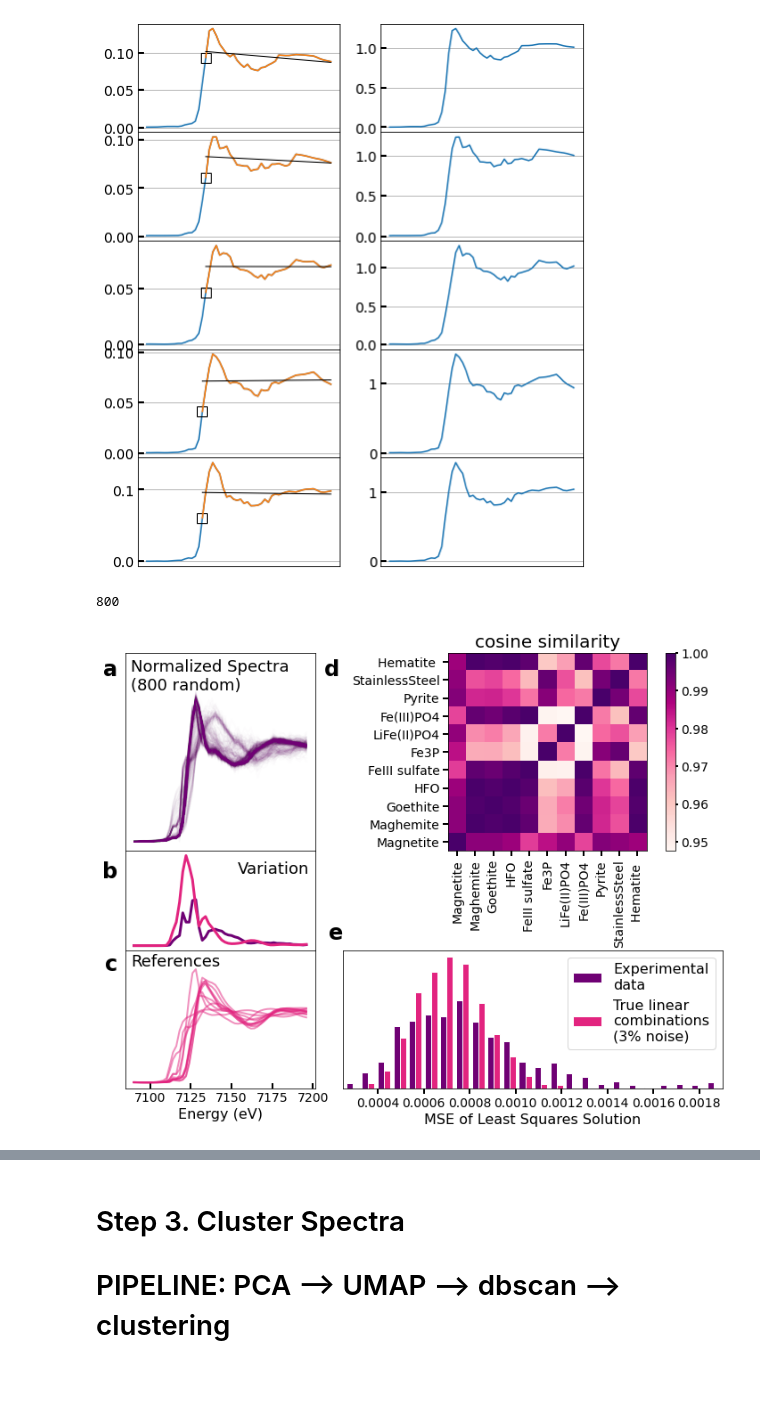
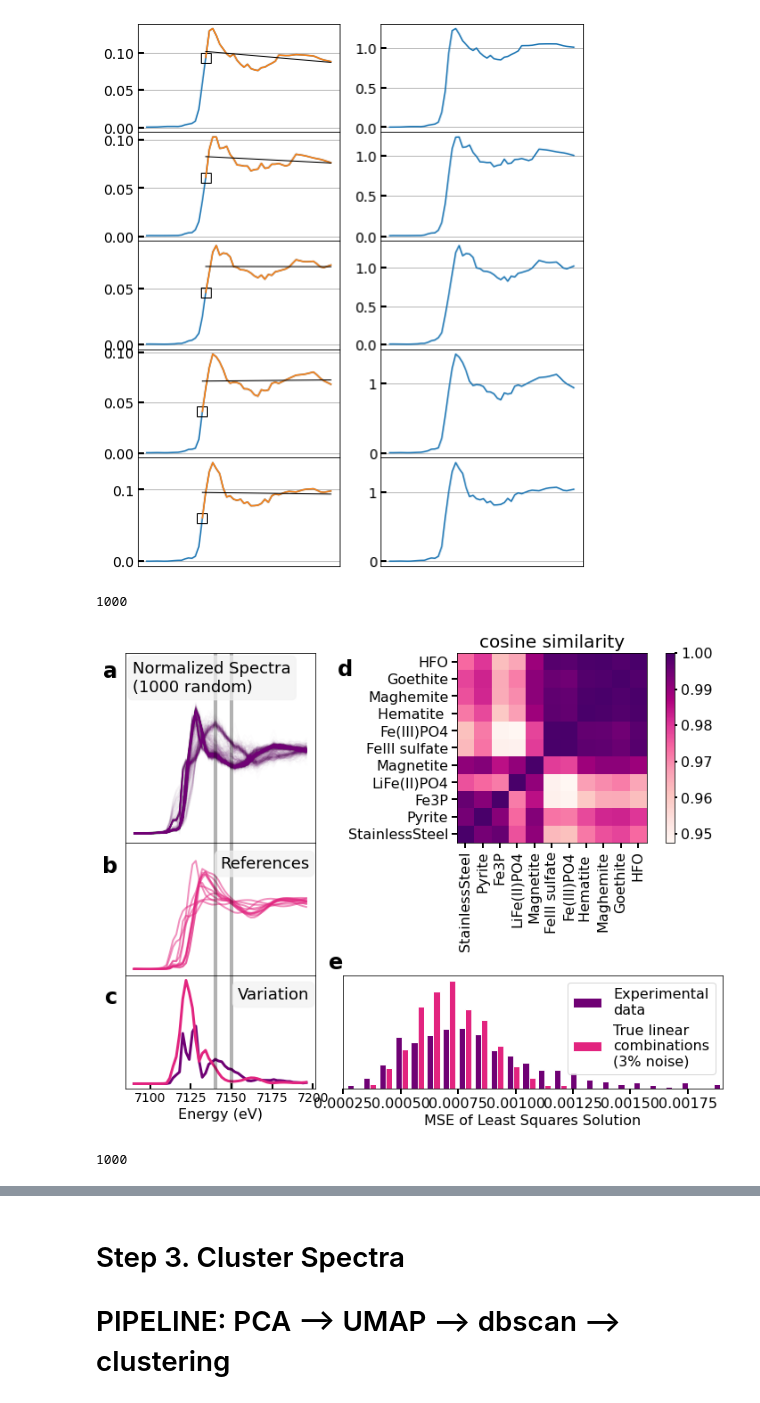
Before and after one commit to stetef/nano-XANES-microscopy-of-Fe, a Jupyter notebook: Visualization.ipynb, the cells around one changed output, grey strips where cells are left out. Drawn from its saved outputs; the diff is of its cells as text; code cells hidden in the pictures.

```diff
--- a/Visualization.ipynb
+++ b/Visualization.ipynb
@@ -237,6 +215,13 @@ interactive(children=(IntSlider(value=0, description='i', layout=Layout(width='5
 # %%
-ref_energy, Refs_dict, Refs_raw = parse_nor('Data/HXN_XANES/FeLibNov2021.nor')
-data_columns = list(Refs_dict.keys())
+ref_energy, Refs_dict_tmp, _ = parse_nor('Data/HXN_XANES/FeLibNov2021.nor')
+
+data_columns = ['StainlessSteelNP', 'Pyrite', 'Fe3P', 'LiFe(II)PO4',
+                'Magnetite', 'FeIII_sulfate', 'Fe(III)PO4', 'Hematite_NP',
+                'Maghemite', 'Goethite', 'HFO', ]
+
+Refs_dict = {key: Refs_dict_tmp[key] for key in data_columns}
+Refs_raw = np.array(list(Refs_dict.values()))
+
 energy = np.linspace(7090, 7196, 54)
 
 interperlator = interp1d(ref_energy, Refs_raw)
@@ -340,7 +325,7 @@ for i, j in itertools.product(range(N), range(N)):
 # %%
 fig = plt.figure(figsize=(12, 9))
 spec = fig.add_gridspec(nrows=3, ncols=2,
-                        height_ratios=[1, 0.5, 0.7], width_ratios=[0.5, 1])
+                        height_ratios=[1, 0.7, 0.6], width_ratios=[0.5, 1])
 plt.subplots_adjust(hspace=0., wspace=0.1)
 axes = []
 for i in range(3):
@@ -348,9 +333,11 @@ for i in range(3):
     axes.append(tmp)
 
 colors = [plt.cm.RdPu(0.9), plt.cm.PuRd(0.65)]
+w = (.95, .95, .95, 0.7)
+white_bbox = dict(boxstyle="round", ec=w, fc=w)
 
 c = 0
-N = 800
+N = 1000
 tmp_X = []
 for i in range(len(filtered_spectra)):
     mod = 2
@@ -362,48 +349,70 @@ for i in range(len(filtered_spectra)):
         c += 1
     if c > N:
         tmp_X = np.array(tmp_X)
-        axes[0][0].plot(energy[0], [1.9], '.', c='w', alpha=0)
+        axes[0][0].plot(energy[0], [2.1], '.', c='w', alpha=0)
         break
 
-axes[1][0].plot(energy, np.var(tmp_X, axis=0), linewidth=3, c=colors[0])
+axes[2][0].plot(energy, np.var(tmp_X, axis=0), linewidth=3, c=colors[0])
 
 for i, r in enumerate(Refs):
-    axes[2][0].plot(energy, r, linewidth=2, alpha=0.5, color=colors[1])
-axes[2][0].plot(energy[0], [1.85], '.', c='w', alpha=0)
+    axes[1][0].plot(energy, r, linewidth=2, alpha=0.5, color=colors[1])
+axes[1][0].plot(energy[0], [1.85], '.', c='w', alpha=0)
 
-axes[1][0].plot(energy, np.var(Refs, axis=0), linewidth=3, c=colors[1])
+axes[2][0].plot(energy, np.var(Refs, axis=0), linewidth=3, c=colors[1])
 
-labels = [f'Normalized Spectra\n({N} random)', 'Variation', 'References']
+labels = [f'Normalized Spectra\n({N} random)', 'References', 'Variation']
+
+for ax in [axes[0][0], axes[1][0], axes[2][0]]:
+    ax.axvline(7140, color='k', linestyle='-', linewidth=4, alpha=0.3)
+    ax.axvline(7150, color='k', linestyle='-', linewidth=4, alpha=0.3)
 
 panels = ['a', 'b', 'c', 'd', 'e']
 for i, ax_list in enumerate(axes):
     for j, ax in enumerate(ax_list):
         if j == 0:
-            if i % 2 == 0:
-                y = 0.97
-                ax.text(0.03, y, labels[i], transform=ax.transAxes, fontsize=18, va='top', ha='left')
+            if i == 0:
+                y = 0.96
+                ax.text(0.04, y, labels[i], transform=ax.transAxes, fontsize=18, va='top', ha='left',
+                        bbox=white_bbox)
             else:
                 y = 0.9
-                ax.text(0.97, y, labels[i], transform=ax.transAxes, fontsize=18, va='top', ha='right')
+                ax.text(0.97, y, labels[i], transform=ax.transAxes, fontsize=18, va='top', ha='right',
+                        bbox=white_bbox)
             ax.tick_params(direction='in', width=2, length=6, labelsize=14)
             ax.set_yticks([])
             if i != 2:
                 ax.set_xticks([])
             else:
                 ax.set_xlabel('Energy (eV)', fontsize=16)
             ax.text(-0.04, y, panels[i], transform=ax.transAxes, fontweight='bold',
                     fontsize=24, va='top', ha='right')
         elif (i, j)  == (0, 1):
             ax.text(-0.55, 0.97, panels[3], transform=ax.transAxes, fontweight='bold',
                     fontsize=24, va='top', ha='right')
         elif (i, j)  == (2, 1):
             ax.text(0.0, 1.2, panels[4], transform=ax.transAxes, fontweight='bold',
                     fontsize=24, va='top', ha='right')
 
-plot_corr_matx(axes[0][1], Similarity_matrix, data_columns)
+plot_corr_matx(axes[0][1], Similarity_matrix, data_columns, metric)
 axes[1][1].axis('off')
 plot_MSE_hist(axes[2][1], tmp_X, Refs, bins=70, colors=colors)
 plt.savefig('Figures/Data_vs_Refs.png', dpi=800, bbox_inches='tight', transparent=True)
 # %% [output]
-800
+1000
-[figure, old version]
+[figure, new version]
+# %%
+residuals = []
+data = tmp_X
+for i in range(len(data)):
+    print(i, end='\r')
+    A = Refs.T
+    y = data[i]
+    x = np.linalg.pinv(A.T @ A) @ A.T @ y
+
+    fit = A @ x
+    true = y
+    residuals.append(A @ x - y)
+
+residuals = np.array(residuals)
+# %% [output]
+1000
```
Also changed, not shown: parts of 12 cells of this notebook, 3 other files.
